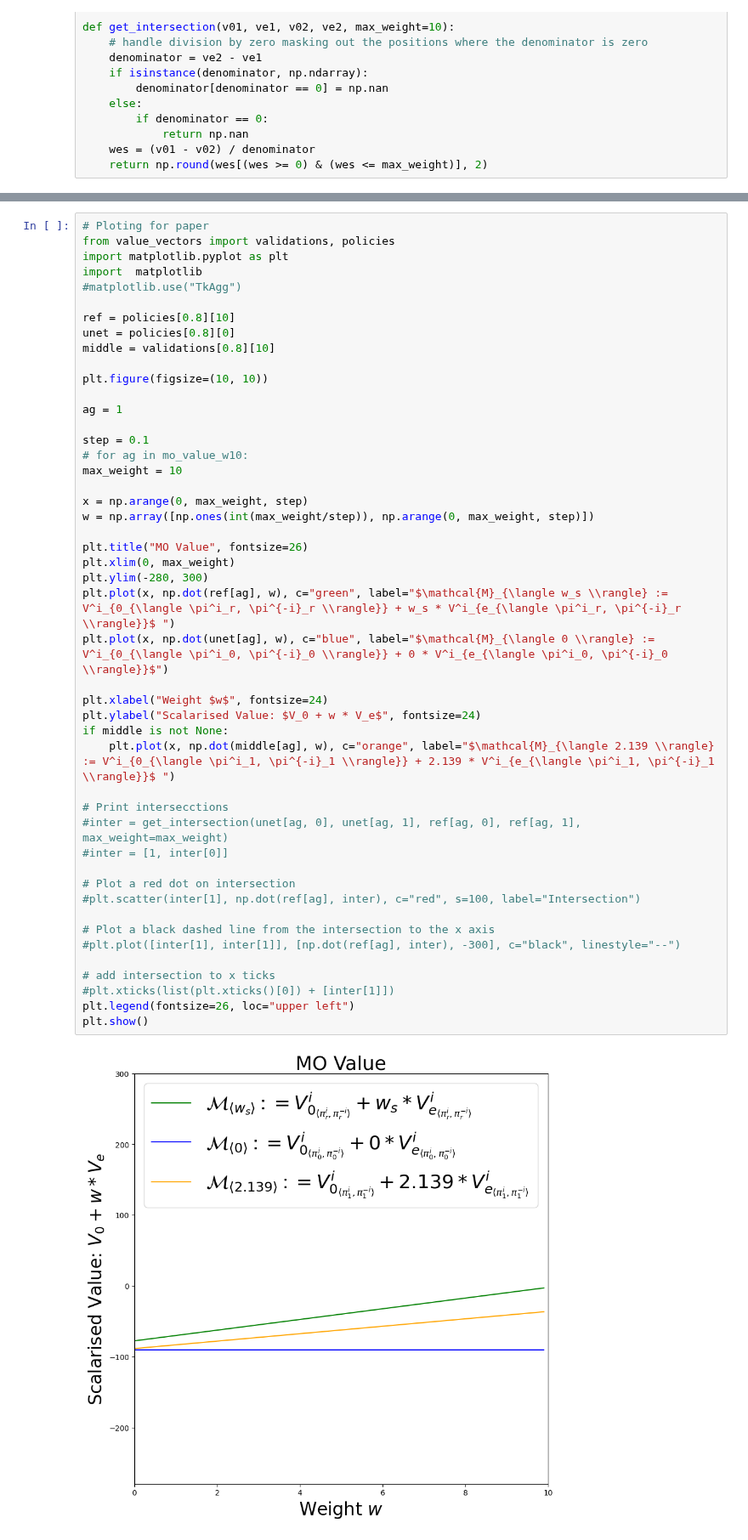
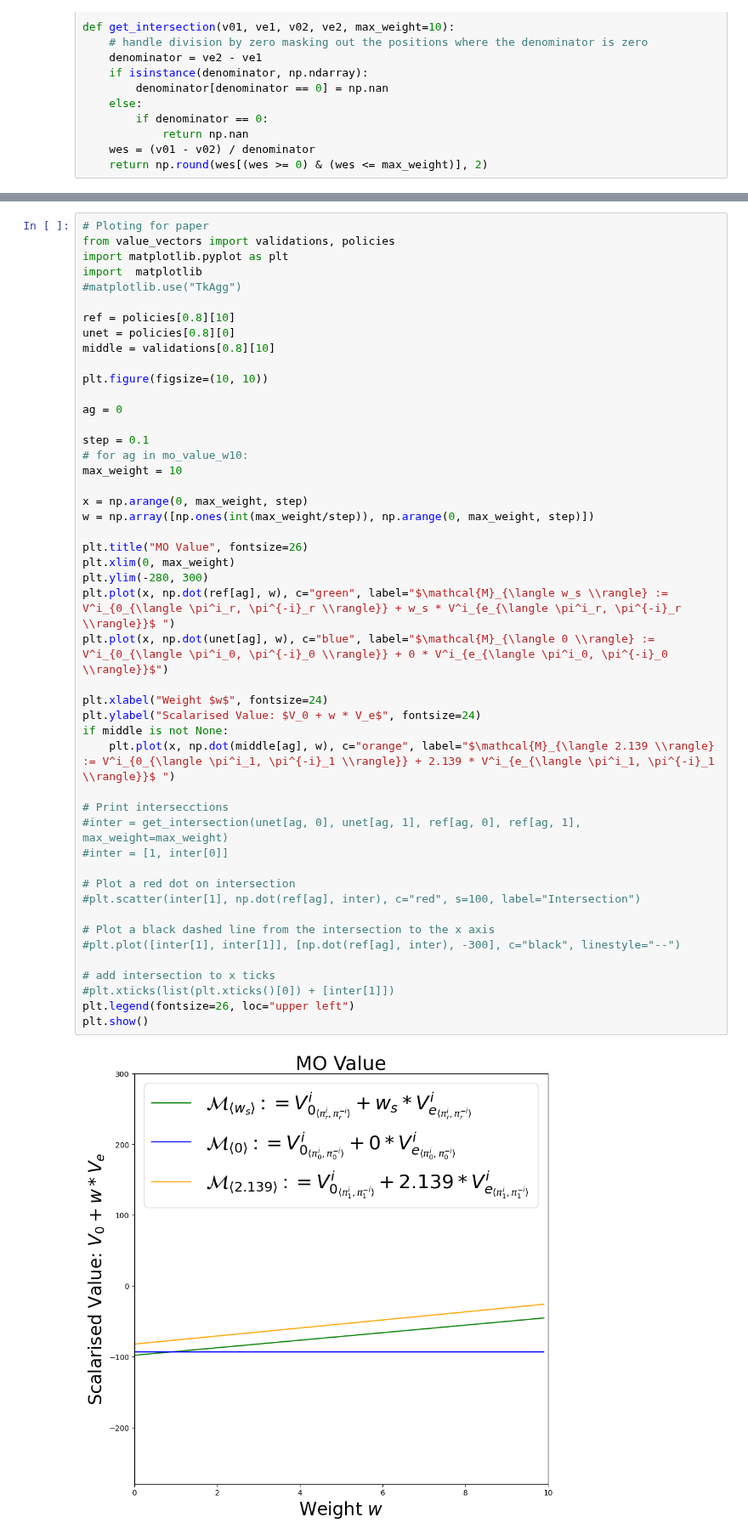
Before and after one commit to maymac00/MAEGG_IPPO, a Jupyter notebook: wes.ipynb, the cells around one changed output, grey strips where cells are left out. Shown at 85% size. Saved outputs shown, nothing was run; the diff lists cells and outputs as text.

```diff
--- a/wes.ipynb
+++ b/wes.ipynb
@@ -143,7 +165,7 @@ middle = validations[0.8][10]
 
 plt.figure(figsize=(10, 10))
 
-ag = 1
+ag = 0
 
 step = 0.1
 # for ag in mo_value_w10:
@@ -151,32 +173,32 @@ max_weight = 10
 
 x = np.arange(0, max_weight, step)
 w = np.array([np.ones(int(max_weight/step)), np.arange(0, max_weight, step)])
 
 plt.title("MO Value", fontsize=26)
 plt.xlim(0, max_weight)
 plt.ylim(-280, 300)
 plt.plot(x, np.dot(ref[ag], w), c="green", label="$\mathcal{M}_{\langle w_s \\rangle} := V^i_{0_{\langle \pi^i_r, \pi^{-i}_r \\rangle}} + w_s * V^i_{e_{\langle \pi^i_r, \pi^{-i}_r \\rangle}}$ ")
 plt.plot(x, np.dot(unet[ag], w), c="blue", label="$\mathcal{M}_{\langle 0 \\rangle} := V^i_{0_{\langle \pi^i_0, \pi^{-i}_0 \\rangle}} + 0 * V^i_{e_{\langle \pi^i_0, \pi^{-i}_0 \\rangle}}$")
 
 plt.xlabel("Weight $w$", fontsize=24)
 plt.ylabel("Scalarised Value: $V_0 + w * V_e$", fontsize=24)
 if middle is not None:
     plt.plot(x, np.dot(middle[ag], w), c="orange", label="$\mathcal{M}_{\langle 2.139 \\rangle} := V^i_{0_{\langle \pi^i_1, \pi^{-i}_1 \\rangle}} + 2.139 * V^i_{e_{\langle \pi^i_1, \pi^{-i}_1 \\rangle}}$ ")
 
 # Print intersecctions
 #inter = get_intersection(unet[ag, 0], unet[ag, 1], ref[ag, 0], ref[ag, 1], max_weight=max_weight)
 #inter = [1, inter[0]]
 
 # Plot a red dot on intersection
 #plt.scatter(inter[1], np.dot(ref[ag], inter), c="red", s=100, label="Intersection")
 
 # Plot a black dashed line from the intersection to the x axis
 #plt.plot([inter[1], inter[1]], [np.dot(ref[ag], inter), -300], c="black", linestyle="--")
 
 # add intersection to x ticks
 #plt.xticks(list(plt.xticks()[0]) + [inter[1]])
 plt.legend(fontsize=26, loc="upper left")
 plt.show()
 # %% [output]
-[figure, old version]
+[figure, new version]
 # %%
```
Also changed, not shown: parts of 8 cells of this notebook, 2 other files.
